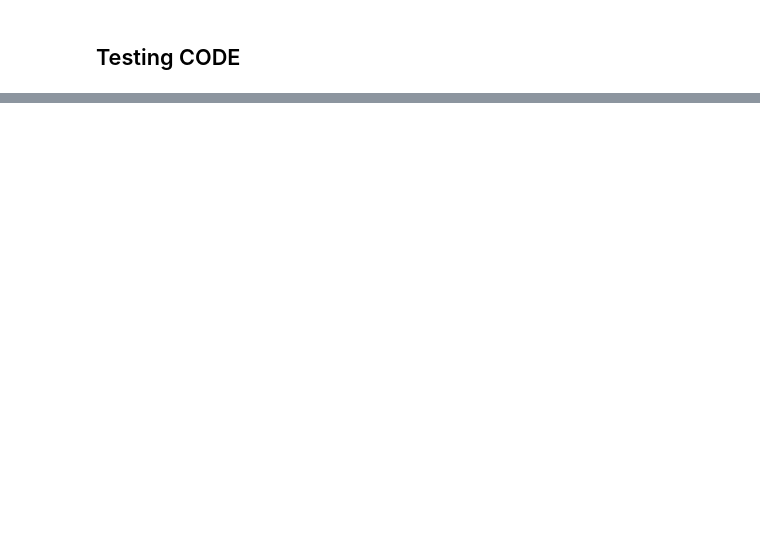
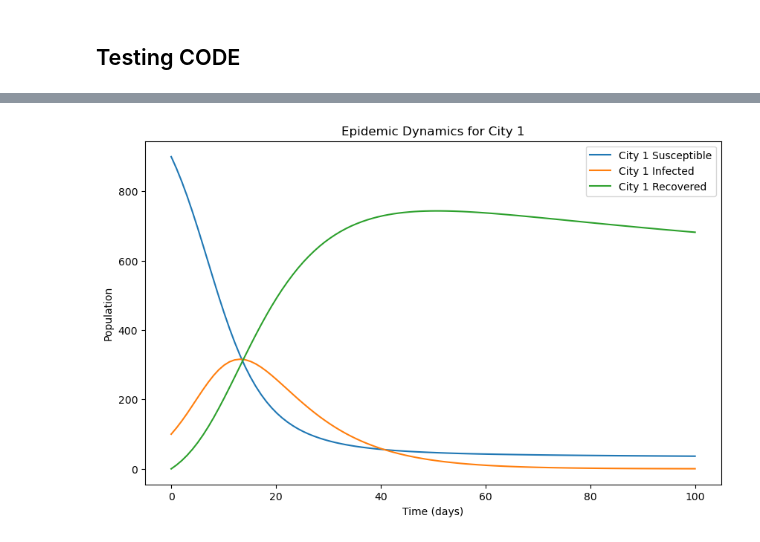
Before and after one commit to r-benoudi/China-Covid, a Jupyter notebook: train.ipynb, the cells around one changed output, grey strips where cells are left out. Cells and saved outputs as stored; diff of their text form; code cells hidden in the pictures; blank space fills up the shorter version.

```diff
--- a/train.ipynb
+++ b/train.ipynb
@@ -550,0 +529,84 @@ if __name__ == "__main__":
+# %%
+import numpy as np
+from scipy.integrate import odeint
+import matplotlib.pyplot as plt
+
+# Define the multi-city epidemiological model
+def multi_city_model(y, t, beta, alpha, eta, A, k, delta, num_cities):
+    dydt = np.zeros(3 * num_cities)
+
+    for i in range(num_cities):
+        X_i, Y_i, Z_i = y[i*3:(i+1)*3]
+
+        # Sum over cities for interaction terms
+        interaction_X = sum(A[i][j] * eta[j] / k[j] * y[j*3] for j in range(num_cities) if j != i)
+        interaction_Y = sum(A[i][j] * eta[j] / k[j] * y[j*3+1] for j in range(num_cities) if j != i)
+        interaction_Z = sum(A[i][j] * eta[j] / k[j] * y[j*3+2] for j in range(num_cities) if j != i)
+
+        # Equations for city i
+        dX_i_dt = -beta * X_i * Y_i / sum(y[i*3:(i+1)*3]) - eta[i] * X_i + interaction_X
+        dY_i_dt = beta * X_i * Y_i / sum(y[i*3:(i+1)*3]) - alpha * Y_i - eta[i] * Y_i + interaction_Y
+        dZ_i_dt = alpha * Y_i - eta[i] * Z_i + interaction_Z
+
+        dydt[i*3:(i+1)*3] = [dX_i_dt, dY_i_dt, dZ_i_dt]
+
+    return dydt
+
+# Parameters for the multi-city model
+def solve_multi_city_ode(beta, alpha, eta, A, k, delta, initial_conditions, t, num_cities):
+    # Solve the system of ODEs
+    solution = odeint(multi_city_model, initial_conditions, t, args=(beta, alpha, eta, A, k, delta, num_cities))
+    return solution
+
+# Main execution
+if __name__ == "__main__":
+    # Number of cities
+    num_cities = 3
+
+    # Time points (e.g., 100 days)
+    t = np.linspace(0, 100, 100)
+
+    # Initial conditions (e.g., X_i(0), Y_i(0), Z_i(0) for each city)
+    initial_conditions = []
+    for i in range(num_cities):
+        X0 = 900 - i * 100  # Example initial susceptible population
+        Y0 = 100 + i * 50   # Example initial infected population
+        Z0 = 0              # Example initial recovered population
+        initial_conditions.extend([X0, Y0, Z0])
+
+    # Parameters (use appropriate values or estimates)
+    beta = 0.3          # Transmission rate
+    alpha = 0.1         # Recovery rate
+    eta = [0.01, 0.01, 0.01]  # Natural death rate for each city
+
+    # Adjacency matrix (e.g., A_ij = 1 if cities i and j are connected)
+    A = np.array([
+        [0, 0.1, 0.05],
+        [0.1, 0, 0.2],
+        [0.05, 0.2, 0]
+    ])
+
+    # Degree of each city (sum of connections)
+    k = [A[i].sum() for i in range(num_cities)]
+
+    # Delay in travel between cities (e.g., 1 day)
+    delta = np.zeros((num_cities, num_cities))  # No delay in this example
+
+    # Solve the ODE
+    solution = solve_multi_city_ode(beta, alpha, eta, A, k, delta, initial_conditions, t, num_cities)
+
+    # Plot the results for each city
+    for i in range(num_cities):
+        X_sol, Y_sol, Z_sol = solution[:, i*3:(i+1)*3].T
+
+        plt.figure(figsize=(10, 6))
+        plt.plot(t, X_sol, label=f"City {i+1} Susceptible")
+        plt.plot(t, Y_sol, label=f"City {i+1} Infected")
+        plt.plot(t, Z_sol, label=f"City {i+1} Recovered")
+        plt.xlabel("Time (days)")
+        plt.ylabel("Population")
+        plt.title(f"Epidemic Dynamics for City {i+1}")
+        plt.legend()
+        plt.show()
+# %% [output]
+[figure, added]
```
Also changed, not shown: parts of 18 cells of this notebook, 9 other files.
